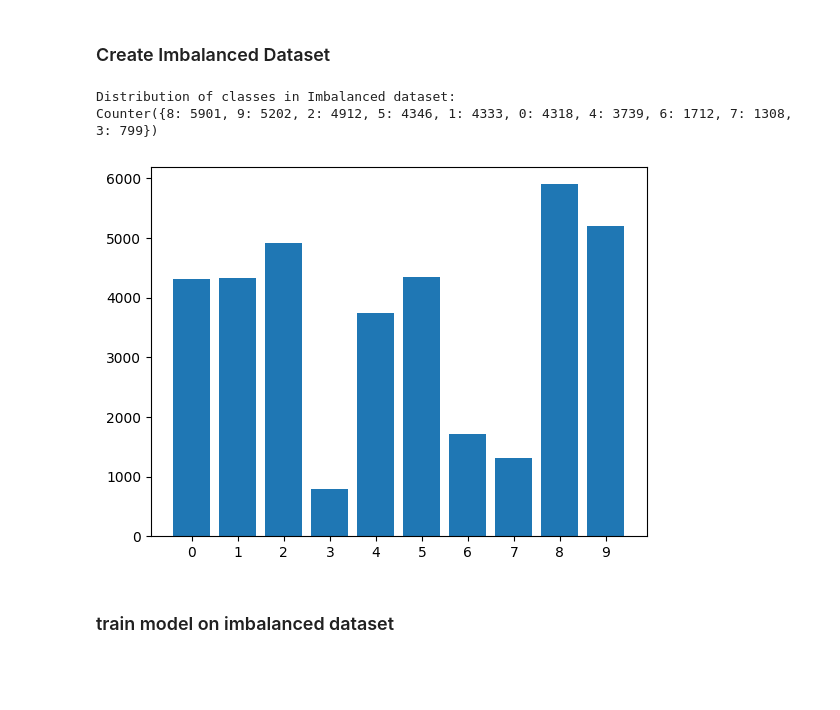
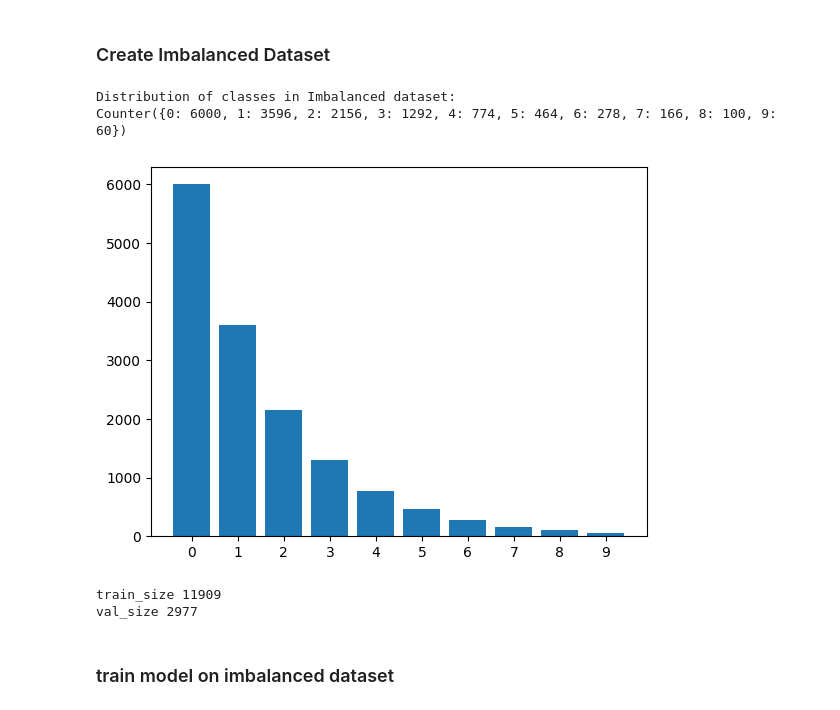
Before and after one commit to PacktPublishing/Machine-Learning-for-Imbalanced-Data, a Jupyter notebook: chapter07/Cutmix_mixup_remix_FashionMNIST.ipynb, the cells around one changed output. Cells and saved outputs as stored; diff of their text form; code cells hidden in the pictures; blank space fills up the shorter version.

```diff
--- a/chapter07/Cutmix_mixup_remix_FashionMNIST.ipynb
+++ b/chapter07/Cutmix_mixup_remix_FashionMNIST.ipynb
@@ -258,47 +303,78 @@ test accuracy :  85.4
 # %% [markdown]
 ### Create Imbalanced Dataset
 # %%
-trainset = datasets.FashionMNIST('../data', train=True, download=True,
-                    transform=transforms.Compose([
-                        transforms.ToTensor(),
-                        transforms.Normalize((0.1302,), (0.3069,))]))
-
 # generate imbalanced dataset
 num_classes = 10
+classe_labels = range(num_classes)
 torch.manual_seed(seed)
 sample_probs = torch.rand(num_classes)
+idx_to_remove = []
 
-idx_to_remove = [idx for idx, target in enumerate(train_dataloader.dataset.targets)
-              if random.random() > sample_probs[target] #or target in range(3, 10)
-              ]
+
+def get_img_num_per_cls(data, num_classes=10, imb_type="exp", imb_factor=0.01):
+    img_max = len(data) / num_classes
+    img_num_per_cls = []
+    if imb_type == "exp":
+        for cls_idx in range(num_classes):
+            num = img_max * (imb_factor ** (cls_idx / (num_classes - 1.0)))
+            img_num_per_cls.append(int(num))
+    return img_num_per_cls
+
+
+def gen_imbalanced_data(targets, img_num_per_cls):
+    targets_np = np.array(targets, dtype=np.int64)
+    classes = np.unique(targets_np)
+    num_per_cls_dict = dict()
+    idx_to_remove = []
+    for the_class, the_img_num in zip(classes, img_num_per_cls):
+        num_per_cls_dict[the_class] = the_img_num
+        idx = np.where(targets_np == the_class)[0]
+        np.random.shuffle(idx)
+        selec_idx = idx[:the_img_num]
+        idx_to_remove.extend(list(np.setdiff1d(idx, selec_idx)))
+    return idx_to_remove
+
+
+img_num_per_cls = get_img_num_per_cls(trainset)
+idx_to_remove = gen_imbalanced_data(trainset.targets, img_num_per_cls)
+
+# print('idx_to_remove: ', idx_to_remove)
 imbalanced_train_dataset = copy.deepcopy(trainset)
 imbalanced_train_dataset.targets = np.delete(trainset.targets, idx_to_remove, axis=0)
-imbalanced_train_dataset.data = np.delete(trainset.data,
-                                            idx_to_remove, axis=0)
-print('Distribution of classes in Imbalanced dataset:')
+imbalanced_train_dataset.data = np.delete(trainset.data, idx_to_remove, axis=0)
+
+print("Distribution of classes in Imbalanced dataset:")
 print(Counter(imbalanced_train_dataset.targets.numpy()))
 fig, ax = plt.subplots()
 _, counts = np.unique(imbalanced_train_dataset.targets, return_counts=True)
 ax.bar(range(10), counts)
 ax.set_xticks(range(10))
 plt.show()
 
-#Preparing for validaion test
+# Preparing for validaion test
 indices = list(range(len(imbalanced_train_dataset)))
 np.random.seed(seed)
 np.random.shuffle(indices)
-#to get 20% of the train set
+# to get 20% of the train set
 split = int(np.floor(0.2 * len(imbalanced_train_dataset)))
-train_sample = SubsetRandomSampler(indices[:split])
-valid_sample = SubsetRandomSampler(indices[split:])
+train_sample = SubsetRandomSampler(indices[split:])
+valid_sample = SubsetRandomSampler(indices[:split])
 
-#Data Loader
-imbalanced_train_loader = torch.utils.data.DataLoader(imbalanced_train_dataset, sampler=train_sample, batch_size=64)
-imbalanced_valid_loader = torch.utils.data.DataLoader(imbalanced_train_dataset, sampler=valid_sample, batch_size=64)
+# Data Loader
+imbalanced_train_loader = torch.utils.data.DataLoader(
+    imbalanced_train_dataset, sampler=train_sample, batch_size=64
+)
+imbalanced_valid_loader = torch.utils.data.DataLoader(
+    imbalanced_train_dataset, sampler=valid_sample, batch_size=64
+)
+print("train_size", len(train_sample))
+print("val_size", len(valid_sample))
 # %% [output]
 Distribution of classes in Imbalanced dataset:
-Counter({8: 5901, 9: 5202, 2: 4912, 5: 4346, 1: 4333, 0: 4318, 4: 3739, 6: 1712, 7: 1308, 3: 799})
+Counter({0: 6000, 1: 3596, 2: 2156, 3: 1292, 4: 774, 5: 464, 6: 278, 7: 166, 8: 100, 9: 60})
-[figure, old version]
+[figure, new version]
+train_size 11909
+val_size 2977
 # %% [markdown]
 ### train model on imbalanced dataset
 # %%
```
Also changed, not shown: parts of 38 cells of this notebook, 39 other files.
